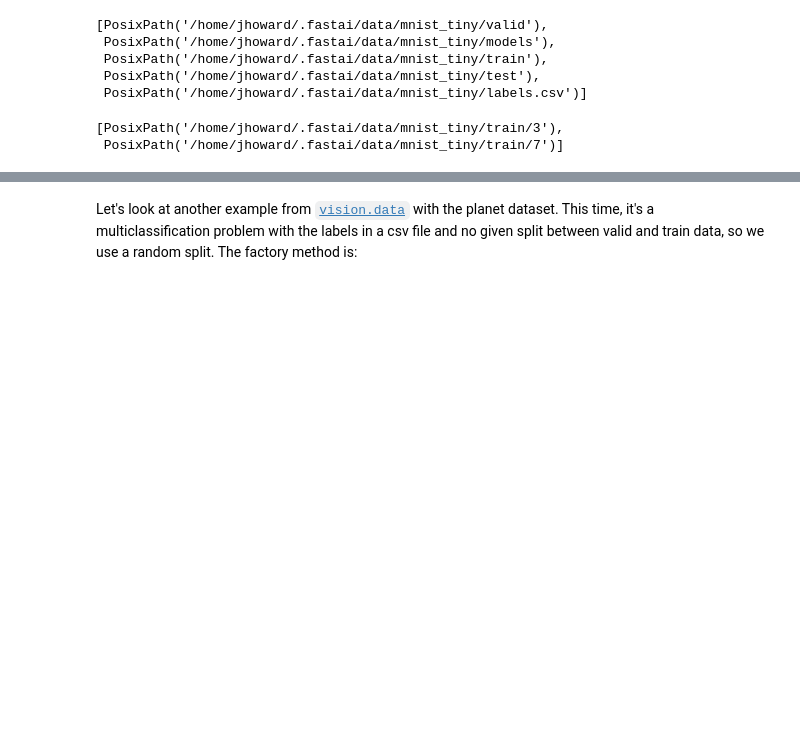
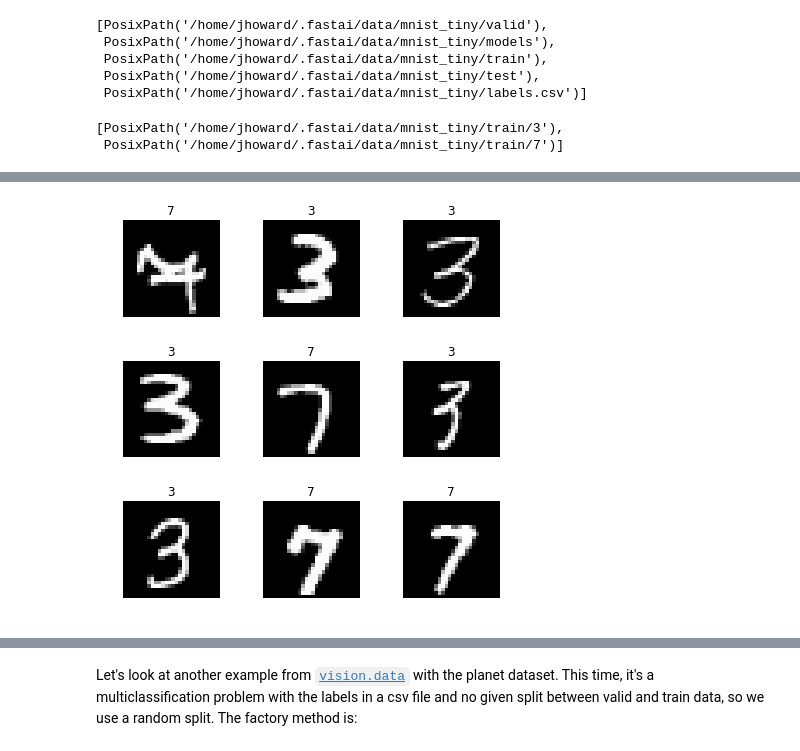
Before and after one commit to zhaoshaojun/fastai, a Jupyter notebook: docs_src/data_block.ipynb, the cells around one changed output, grey strips where cells are left out. Drawn from its saved outputs; the diff is of its cells as text; code cells hidden in the pictures; blank space fills up the shorter version.

Commit message:
start data block refactor

```diff
--- a/docs_src/data_block.ipynb
+++ b/docs_src/data_block.ipynb
@@ -42 +77,13 @@ path.ls()
+# %%
+il = ImageItemList.from_folder(path)
+# %%
+ll = il.label_from_folder(CategoryList)
+# %%
+sd = ll.split_by_folder()
+# %%
+data = sd.databunch()
+# %%
+data.show_batch(3, figsize=(6,6))
+# %% [output]
+[figure, added]
 # %%
```
Also changed, not shown: parts of 16 cells of this notebook, 5 other files.
